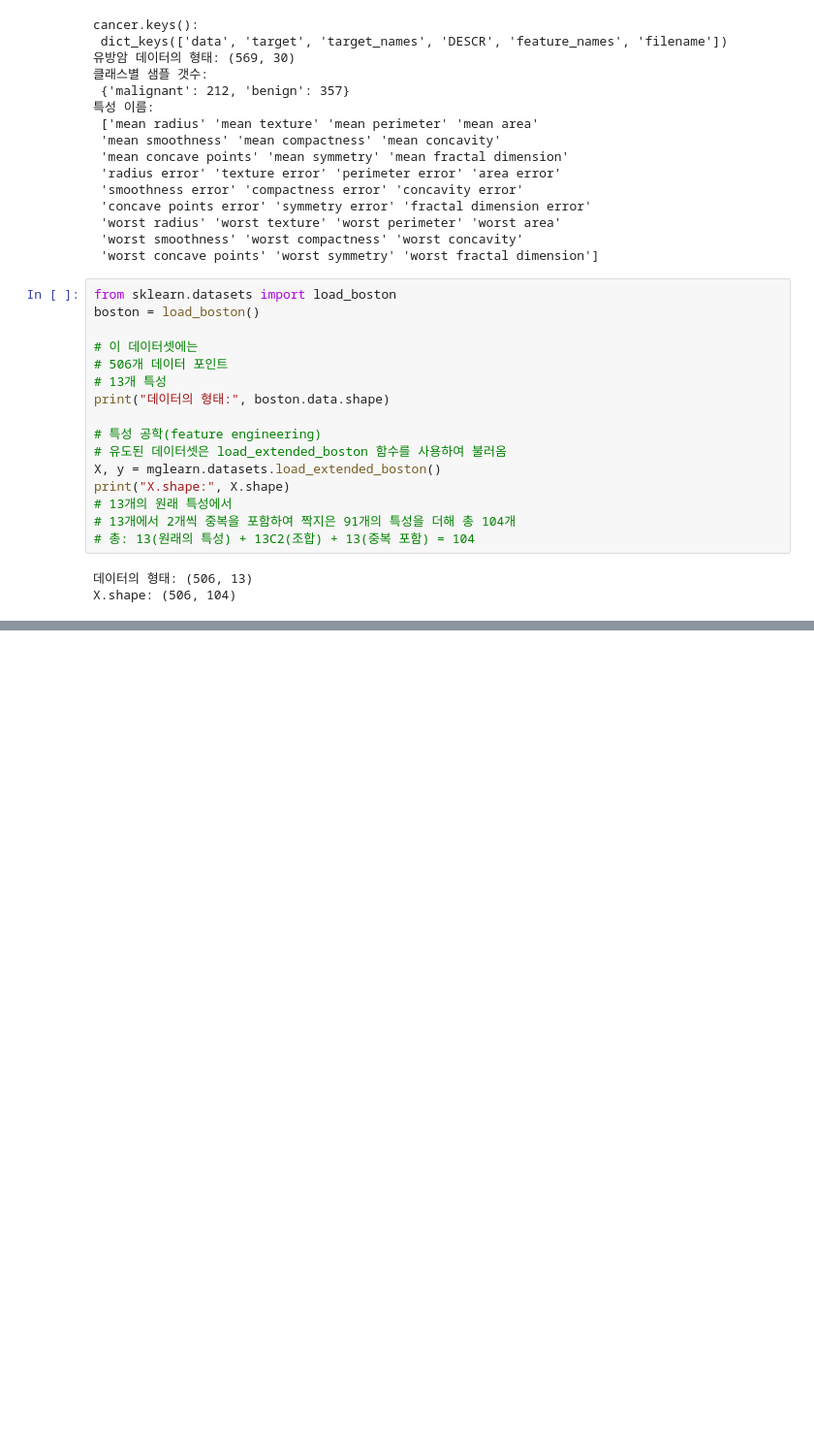
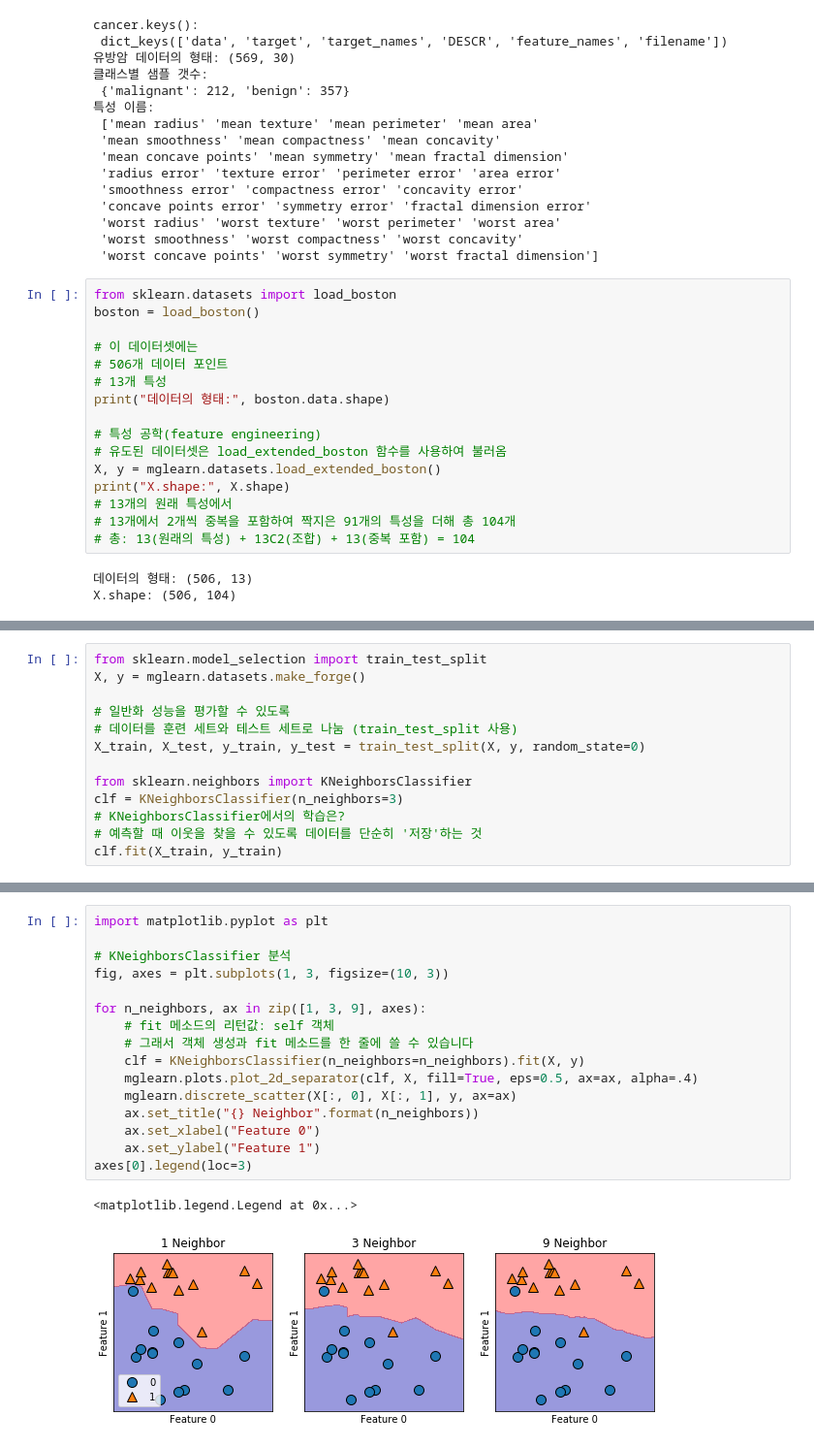
Before and after one commit to sonialearner/ml_with_python, a Jupyter notebook: 58p_forge.ipynb, the cells around one changed output, grey strips where cells are left out. Shown at 97% size. Cells and saved outputs as stored; diff of their text form; blank space fills up the shorter version.

```diff
--- a/58p_forge.ipynb
+++ b/58p_forge.ipynb
@@ -119,0 +129,13 @@ X.shape: (506, 104)
+# %%
+from sklearn.model_selection import train_test_split
+X, y = mglearn.datasets.make_forge()
+
+# 일반화 성능을 평가할 수 있도록
+# 데이터를 훈련 세트와 테스트 세트로 나눔 (train_test_split 사용)
+X_train, X_test, y_train, y_test = train_test_split(X, y, random_state=0)
+
+from sklearn.neighbors import KNeighborsClassifier
+clf = KNeighborsClassifier(n_neighbors=3)
+# KNeighborsClassifier에서의 학습은?
+# 예측할 때 이웃을 찾을 수 있도록 데이터를 단순히 '저장'하는 것
+clf.fit(X_train, y_train)
@@ -119,0 +159,19 @@ X.shape: (506, 104)
+# %%
+import matplotlib.pyplot as plt
+
+# KNeighborsClassifier 분석
+fig, axes = plt.subplots(1, 3, figsize=(10, 3))
+
+for n_neighbors, ax in zip([1, 3, 9], axes):
+    # fit 메소드의 리턴값: self 객체
+    # 그래서 객체 생성과 fit 메소드를 한 줄에 쓸 수 있습니다
+    clf = KNeighborsClassifier(n_neighbors=n_neighbors).fit(X, y)
+    mglearn.plots.plot_2d_separator(clf, X, fill=True, eps=0.5, ax=ax, alpha=.4)
+    mglearn.discrete_scatter(X[:, 0], X[:, 1], y, ax=ax)
+    ax.set_title("{} Neighbor".format(n_neighbors))
+    ax.set_xlabel("Feature 0")
+    ax.set_ylabel("Feature 1")
+axes[0].legend(loc=3)
+# %% [output]
+<matplotlib.legend.Legend at 0x...>
+[figure, added]
```
Also changed, not shown: parts of 4 cells of this notebook.
